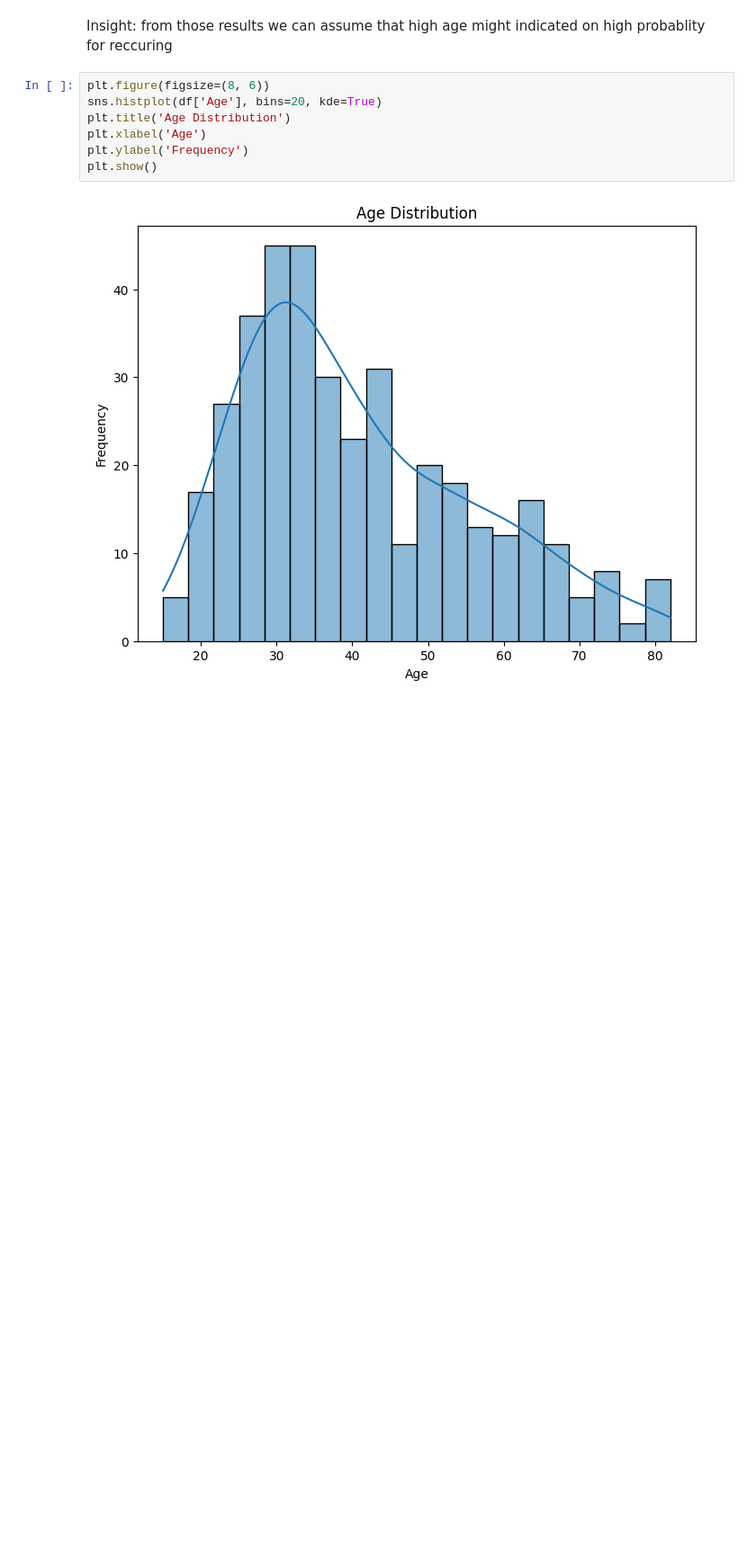
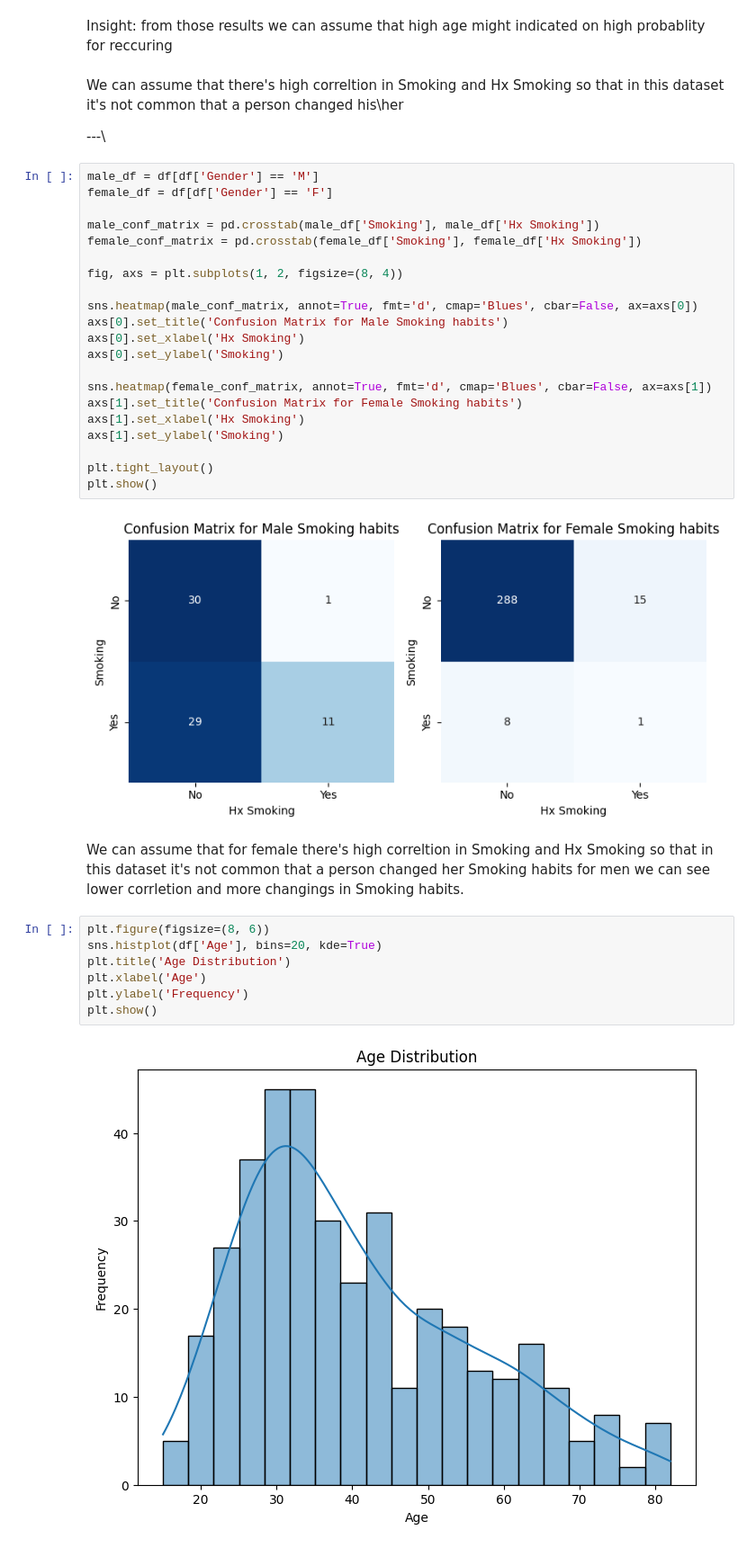
Before and after one commit to CEitanC/TDS, a Jupyter notebook: Second_Submission.ipynb, the cells around one changed output. Shown at 90% size. Cells and saved outputs as stored; diff of their text form; blank space fills up the shorter version.

```diff
--- a/Second_Submission.ipynb
+++ b/Second_Submission.ipynb
@@ -150,5 +178,34 @@ plt.show()
 # %% [markdown]
 Insight: from those results we can assume that high age might indicated on high probablity for reccuring
+# %% [markdown]
+We can assume that there's high correltion in Smoking and Hx Smoking so that in this dataset it's not common that a person changed his\her
+
+---\
+# %%
+male_df = df[df['Gender'] == 'M']
+female_df = df[df['Gender'] == 'F']
+
+male_conf_matrix = pd.crosstab(male_df['Smoking'], male_df['Hx Smoking'])
+female_conf_matrix = pd.crosstab(female_df['Smoking'], female_df['Hx Smoking'])
+
+fig, axs = plt.subplots(1, 2, figsize=(8, 4))
+
+sns.heatmap(male_conf_matrix, annot=True, fmt='d', cmap='Blues', cbar=False, ax=axs[0])
+axs[0].set_title('Confusion Matrix for Male Smoking habits')
+axs[0].set_xlabel('Hx Smoking')
+axs[0].set_ylabel('Smoking')
+
+sns.heatmap(female_conf_matrix, annot=True, fmt='d', cmap='Blues', cbar=False, ax=axs[1])
+axs[1].set_title('Confusion Matrix for Female Smoking habits')
+axs[1].set_xlabel('Hx Smoking')
+axs[1].set_ylabel('Smoking')
+
+plt.tight_layout()
+plt.show()
+# %% [output]
+[figure, added]
+# %% [markdown]
+We can assume that for female there's high correltion in Smoking and Hx Smoking so that in this dataset it's not common that a person changed her Smoking habits for men we can see lower corrletion and more changings in Smoking habits.
 # %%
 plt.figure(figsize=(8, 6))
 sns.histplot(df['Age'], bins=20, kde=True)
```
Also changed, not shown: parts of 15 cells of this notebook.
